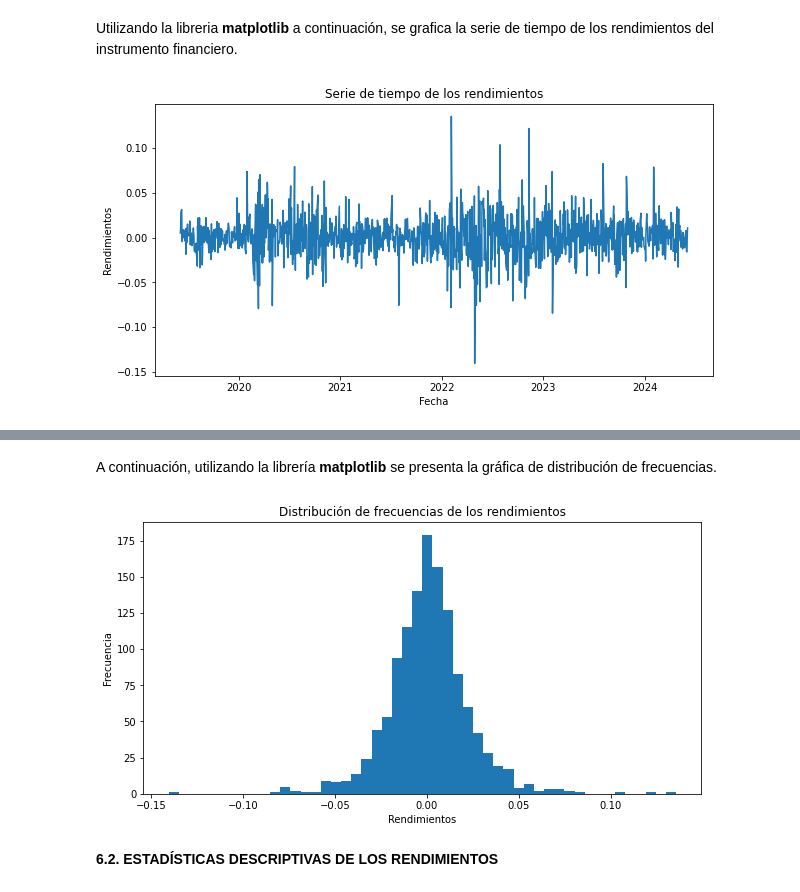
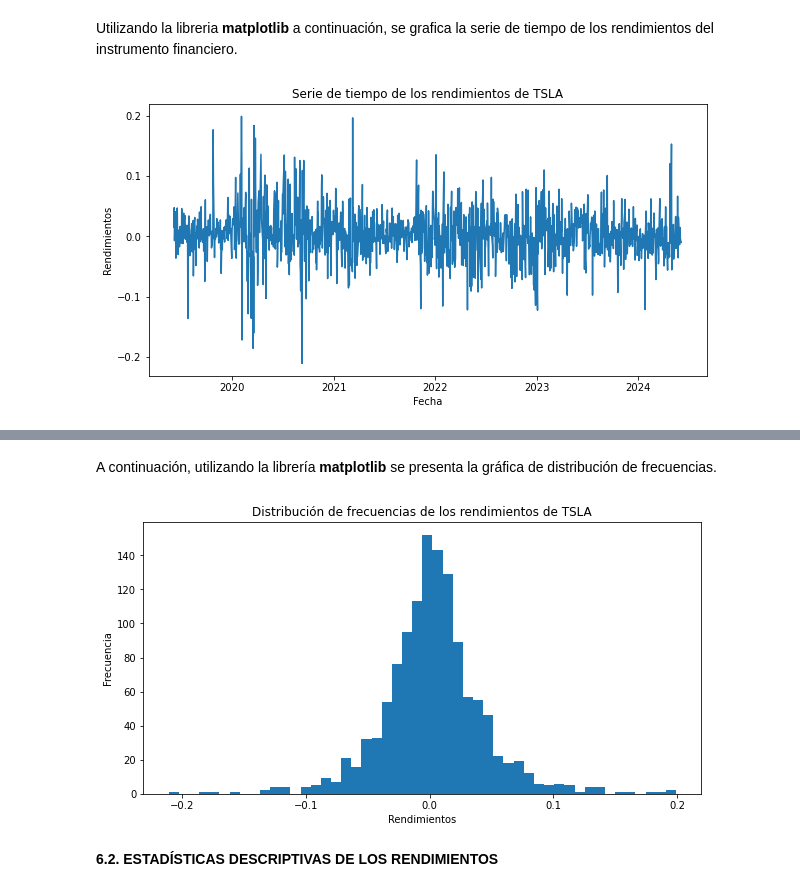
Before and after one commit to AlejandroPhD/econometria-financiera, a Jupyter notebook: Modelos univariados de volatilidad.ipynb, the cells around one changed output, grey strips where cells are left out. Drawn from its saved outputs; the diff is of its cells as text; code cells hidden in the pictures.

```diff
--- a/Modelos univariados de volatilidad.ipynb
+++ b/Modelos univariados de volatilidad.ipynb
@@ -505,12 +505,12 @@ Utilizando la libreria **matplotlib** a continuación, se grafica la serie de ti
 # %%
 plt.figure(figsize=(10,5))
 plt.plot(df_returns)
-plt.title('Serie de tiempo de los rendimientos')
+plt.title('Serie de tiempo de los rendimientos de ' + ticker)
 plt.xlabel('Fecha')
 plt.ylabel('Rendimientos')
 plt.show()
 # %% [output]
-[figure, old version]
+[figure, new version]
 # %% [markdown]
 Las series temporales financieras a menudo presentan **leptokurtosis** y **asimetría**, que son características clave que las distinguen de las series distribuidas normalmente.
 
@@ -530,12 +530,12 @@ A continuación, utilizando la librería **matplotlib** se presenta la gráfica
 # %%
 plt.figure(figsize=(10, 5))
 plt.hist(df_returns, bins=50)
-plt.title('Distribución de frecuencias de los rendimientos')
+plt.title('Distribución de frecuencias de los rendimientos de ' + ticker)
 plt.xlabel('Rendimientos')
 plt.ylabel('Frecuencia')
 plt.show()
 # %% [output]
-[figure, old version]
+[figure, new version]
 # %% [markdown]
 **6.2. ESTADÍSTICAS DESCRIPTIVAS DE LOS RENDIMIENTOS**
 # %% [markdown]
```
Also changed, not shown: parts of 28 cells of this notebook.
